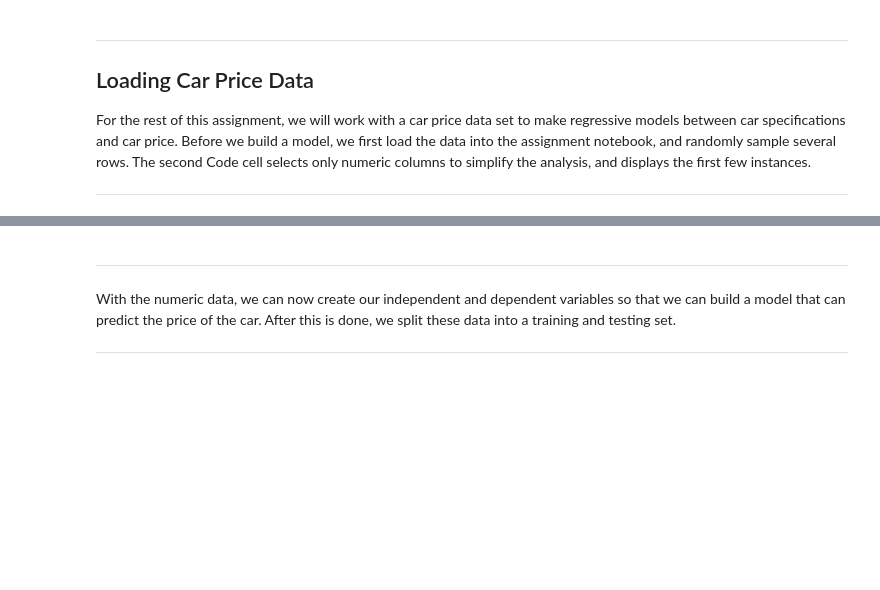
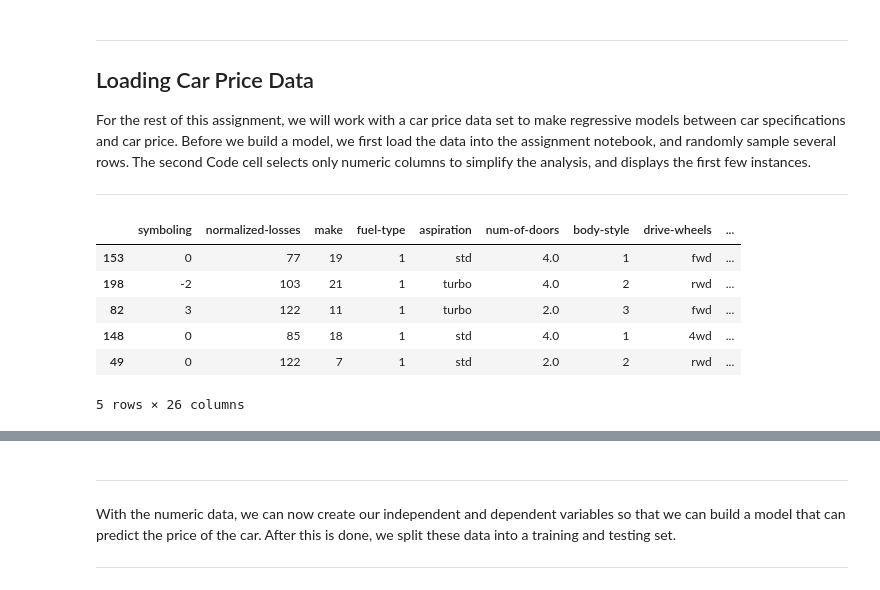
Before and after one commit to dennislamcv1/DAFA2, a Jupyter notebook: module4/assignment.ipynb, the cells around one changed output, grey strips where cells are left out. Drawn from its saved outputs; the diff is of its cells as text; code cells hidden in the pictures; blank space fills up the shorter version.

```diff
--- a/module4/assignment.ipynb
+++ b/module4/assignment.ipynb
@@ -181,3 +242,14 @@ assert_equal(params_list["rf__n_estimators"], 31)
 For the rest of this assignment, we will work with a car price data set to make regressive models between car specifications and car price. Before we build a model, we first load the data into the assignment notebook, and randomly sample several rows. The second Code cell selects only numeric columns to simplify the analysis, and displays the first few instances.
 
 -----
+# %%
+df = pd.read_csv('imports-85.data')
+df.sample(5)
+# %% [output]
+|  | symboling | normalized-losses | make | fuel-type | aspiration | num-of-doors | body-style | drive-wheels | ... |
+| 153 | 0 | 77 | 19 | 1 | std | 4.0 | 1 | fwd | ... |
+| 198 | -2 | 103 | 21 | 1 | turbo | 4.0 | 2 | rwd | ... |
+| 82 | 3 | 122 | 11 | 1 | turbo | 2.0 | 3 | fwd | ... |
+| 148 | 0 | 85 | 18 | 1 | std | 4.0 | 1 | 4wd | ... |
+| 49 | 0 | 122 | 7 | 1 | std | 2.0 | 2 | rwd | ... |
+5 rows × 26 columns
```
Also changed, not shown: parts of 27 cells of this notebook.
